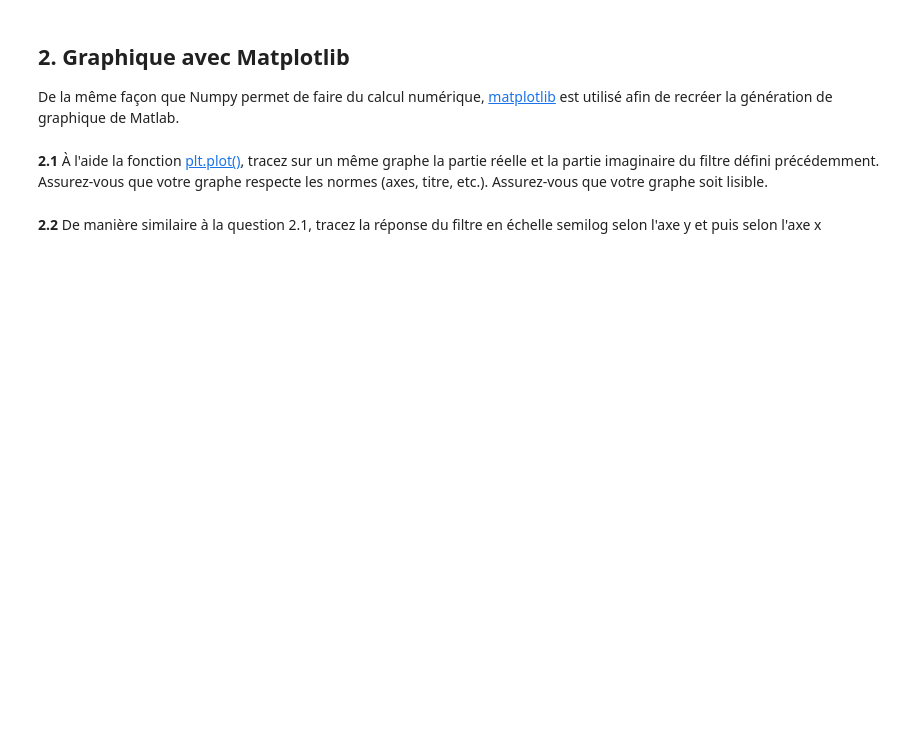
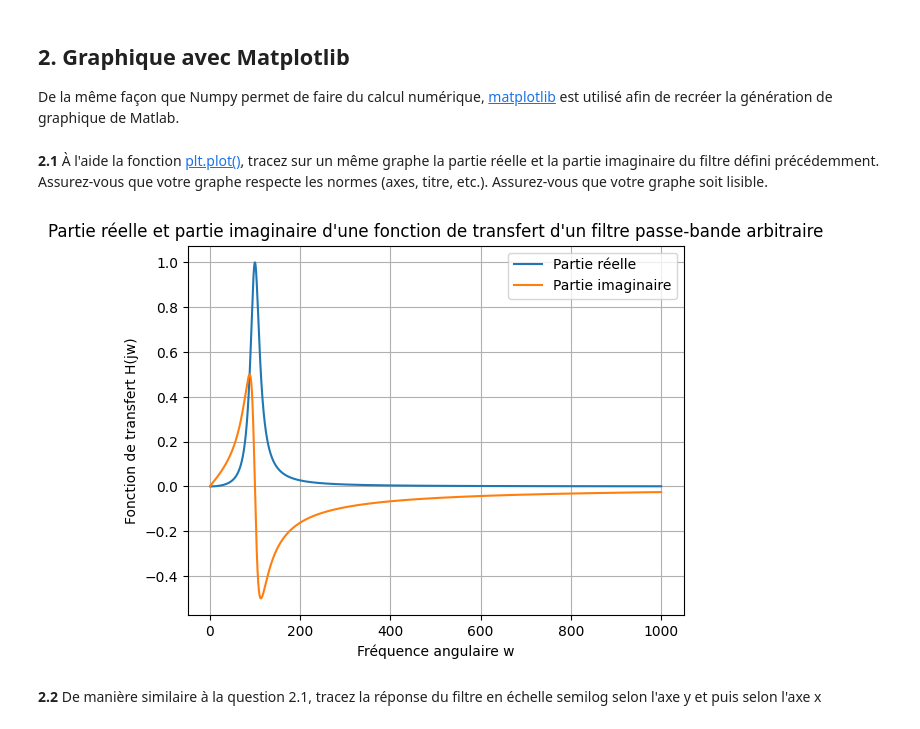
Before and after one commit to JustineLejeune/Mandat-0, a Jupyter notebook: mandat0_exercices.ipynb, the cells around one changed output. Saved outputs shown, nothing was run; the diff lists cells and outputs as text; code cells hidden in the pictures; blank space fills up the shorter version.

```diff
--- a/mandat0_exercices.ipynb
+++ b/mandat0_exercices.ipynb
@@ -52,22 +53,9 @@ avec $x=\frac{\omega}{\omega_0}$
 note: le nombre complexe est défini par "1.j" avec numpy. Le prototype de la fonction vous est fourni. Ne pas utiliser de boucle for.
 # %%
 def filtre_passe_bande(Q, omega0, omega_low, omega_high):
-
-    """
-    Q : facteur de qualité
-    omega0: fréquence centrale (rad)
-    [omega_low, omega_high] : plage fréquentiel pour définir le filtre
-
-    """
-
-
-    ## solution
-
-
-
-    ##solution
-
-
+    omega = np.linspace(omega_low,omega_high,10001) #Est-ce que la plage doit être autour de omega0?
+    x = omega/omega0
+    filtre = 1/(1+1.j*Q*(x-1/x))
     return omega, filtre
 # %% [markdown]
 ## 2. Graphique avec Matplotlib ##
@@ -81,7 +69,28 @@ __2.1__ À l'aide la fonction [plt.plot()](https://matplotlib.org/stable/api/_as
 
 <!-- Astuces : Consultez la liste des fonctions disponibles. -->
 # %%
-## Solution
+#Paramètres d'un filtre passe-bande arbitraire
+Q_arbitraire = 4
+omega0_arbitraire = 100
+omega_low_arbitraire = 1
+omega_high_arbitraire = 1000
+
+#Création de la fonction et extraction de ses parties réelles et imaginaires
+abscisse, filtre_arbitraire = filtre_passe_bande(Q_arbitraire,omega0_arbitraire,omega_low_arbitraire,omega_high_arbitraire)
+real_filtre_arbitraire = np.real(filtre_arbitraire)
+imag_filtre_arbitraire = np.imag(filtre_arbitraire)
+
+#Affichage du graphique et de ses composantes
+plt.plot(abscisse, real_filtre_arbitraire)
+plt.plot(abscisse, imag_filtre_arbitraire)
+plt.grid(True)
+plt.xlabel("Fréquence angulaire w")
+plt.ylabel("Fonction de transfert H(jw)")
+plt.title("Partie réelle et partie imaginaire d'une fonction de transfert d'un filtre passe-bande arbitraire")
+plt.legend(["Partie réelle", "Partie imaginaire"])
+plt.show()
+# %% [output]
+[figure, added]
 # %% [markdown]
 __2.2__ De manière similaire à la question 2.1, tracez la réponse du filtre en échelle semilog selon l'axe y et puis selon l'axe x
 # %%
```
Also changed, not shown: parts of 6 cells of this notebook, 1 other file.
